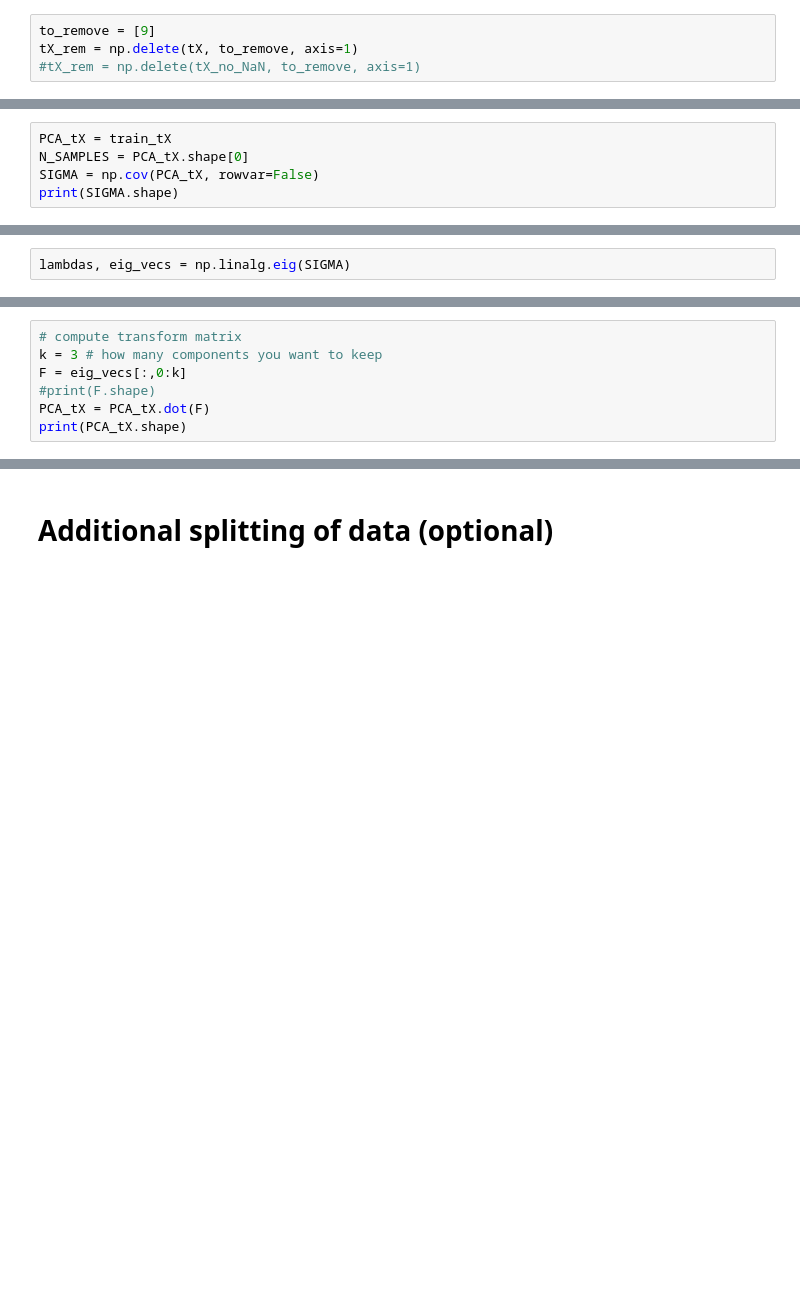
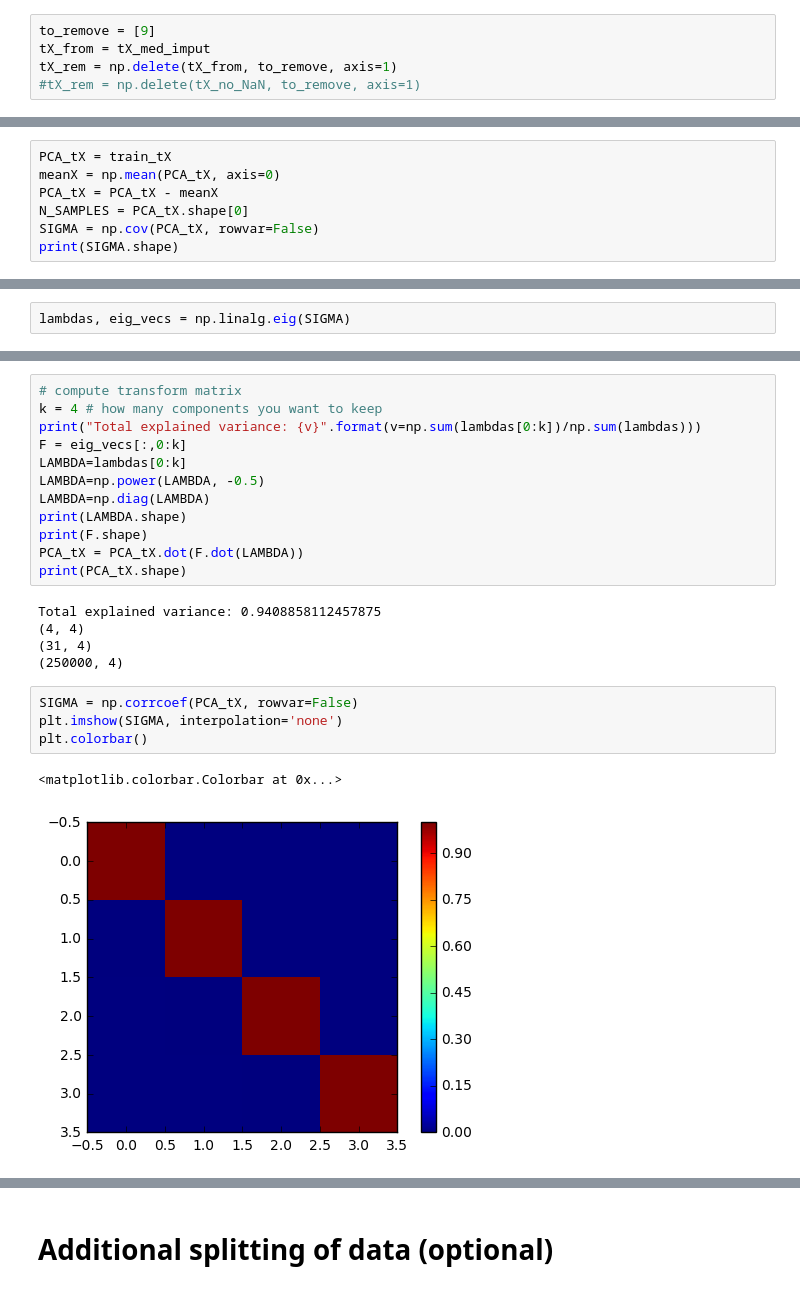
Before and after one commit to sharkovsky/pcml-project1, a Jupyter notebook: scripts/Preprocessing-data.ipynb, the cells around one changed output, grey strips where cells are left out. Cells and saved outputs as stored; diff of their text form; blank space fills up the shorter version.

```diff
--- a/scripts/Preprocessing-data.ipynb
+++ b/scripts/Preprocessing-data.ipynb
@@ -129,7 +163,8 @@ print("Correlation Coefficient between {na} and {nb}: {c}".format(
 ## Remove highly correlated features
 # %%
 to_remove = [9]
-tX_rem = np.delete(tX, to_remove, axis=1)
+tX_from = tX_med_imput
+tX_rem = np.delete(tX_from, to_remove, axis=1)
 #tX_rem = np.delete(tX_no_NaN, to_remove, axis=1)
 # %% [markdown]
 ## Replot all features
@@ -331,6 +356,8 @@ for row in range(n_rows_plots):
 ## PCA Analysis (optional)
 # %%
 PCA_tX = train_tX
+meanX = np.mean(PCA_tX, axis=0)
+PCA_tX = PCA_tX - meanX
 N_SAMPLES = PCA_tX.shape[0]
 SIGMA = np.cov(PCA_tX, rowvar=False)
 print(SIGMA.shape)
@@ -341,8 +373,25 @@ plt.plot(range(len(lambdas)), lambdas/np.sum(lambdas), '-*')
 # %%
 # compute transform matrix
-k = 3 # how many components you want to keep
+k = 4 # how many components you want to keep
+print("Total explained variance: {v}".format(v=np.sum(lambdas[0:k])/np.sum(lambdas)))
 F = eig_vecs[:,0:k]
-#print(F.shape)
-PCA_tX = PCA_tX.dot(F)
+LAMBDA=lambdas[0:k]
+LAMBDA=np.power(LAMBDA, -0.5)
+LAMBDA=np.diag(LAMBDA)
+print(LAMBDA.shape)
+print(F.shape)
+PCA_tX = PCA_tX.dot(F.dot(LAMBDA))
 print(PCA_tX.shape)
+# %% [output]
+Total explained variance: 0.9408858112457875
+(4, 4)
+(31, 4)
+(250000, 4)
+# %%
+SIGMA = np.corrcoef(PCA_tX, rowvar=False)
+plt.imshow(SIGMA, interpolation='none')
+plt.colorbar()
+# %% [output]
+<matplotlib.colorbar.Colorbar at 0x...>
+[figure, added]
 # %%
```
Also changed, not shown: parts of 16 cells of this notebook, 2 other files.
